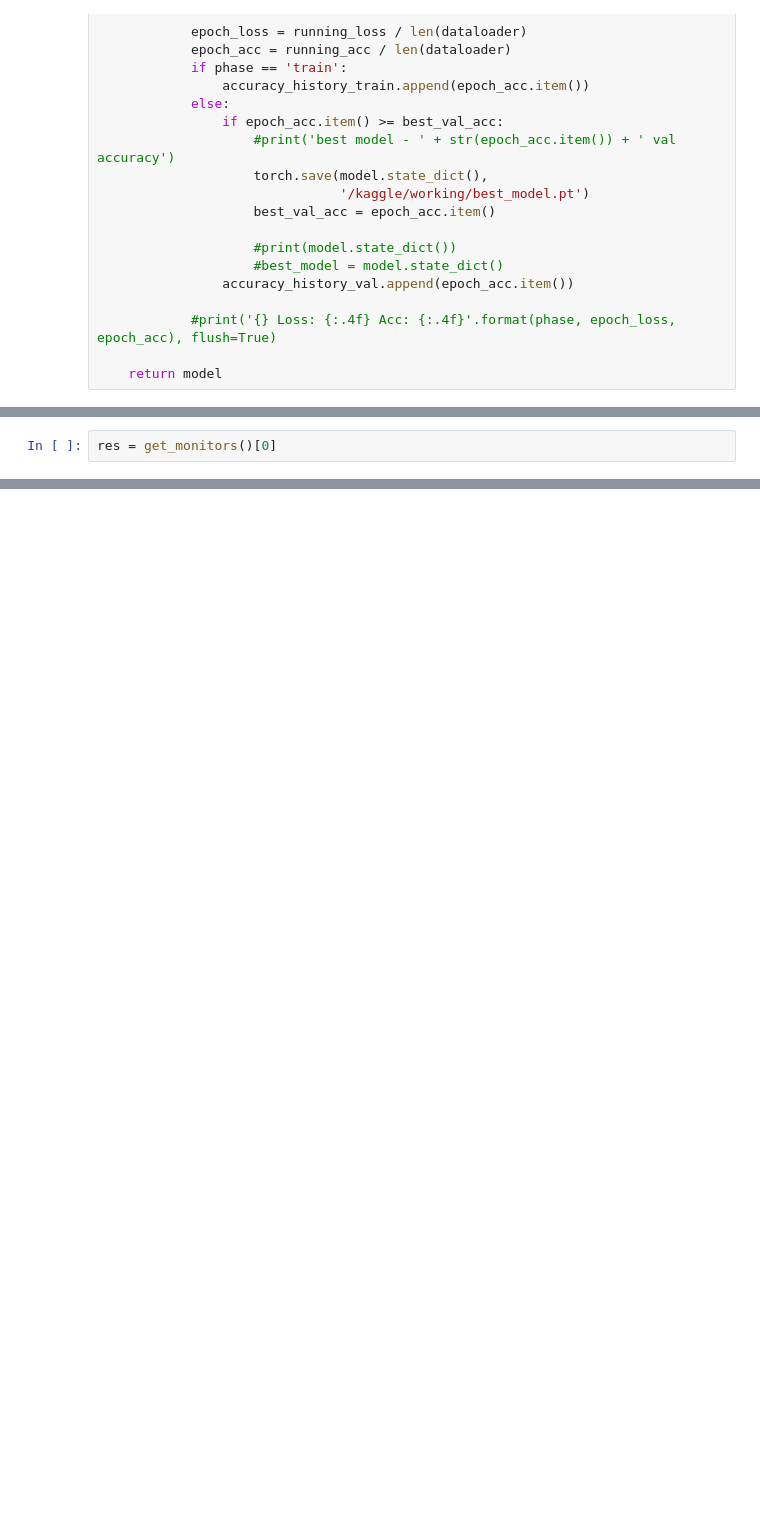
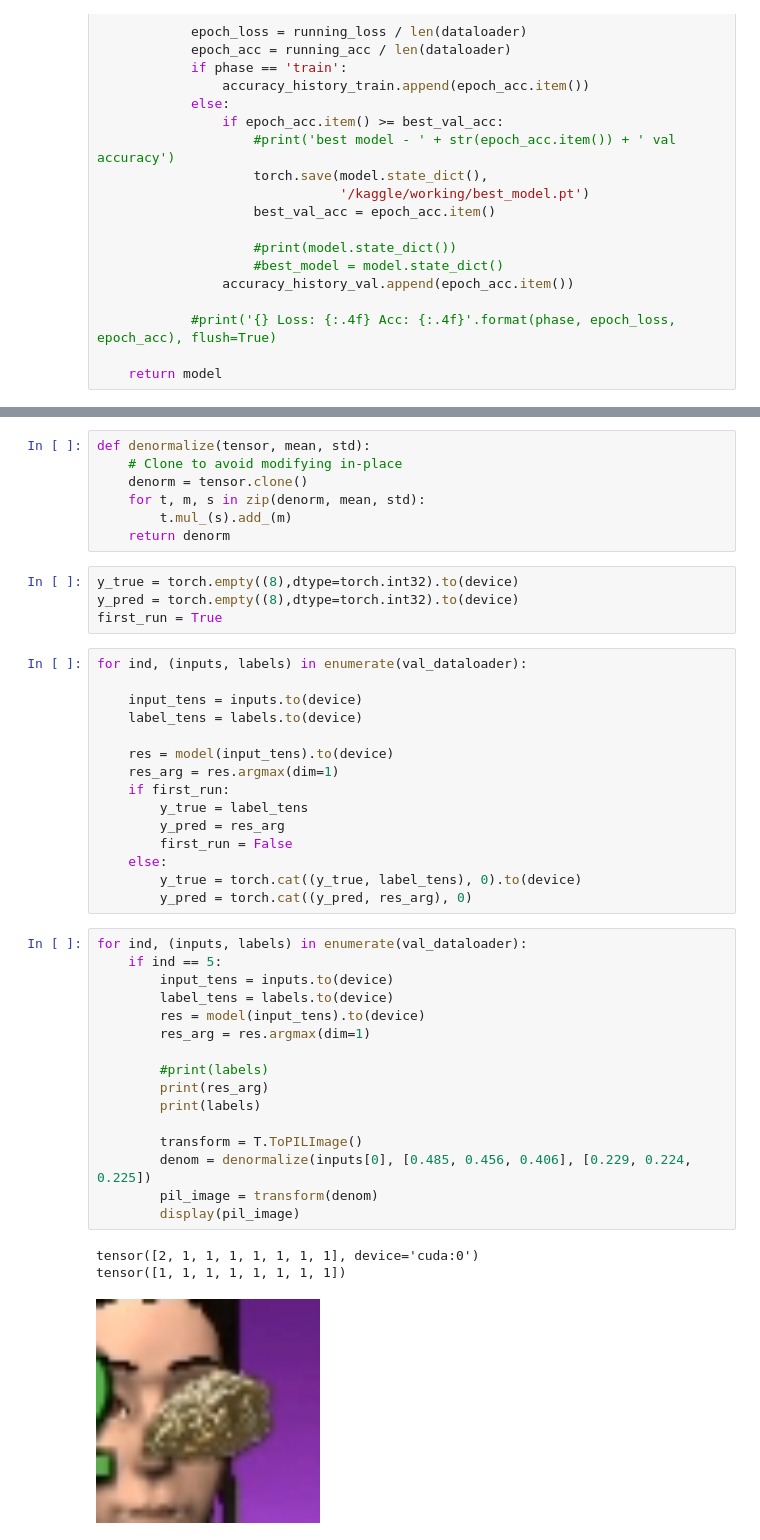
Before and after one commit to IldarAltynbaev/catan_helper, a Jupyter notebook: resnet_training.ipynb, the cells around one changed output, grey strips where cells are left out. Saved outputs shown, nothing was run; the diff lists cells and outputs as text; blank space fills up the shorter version.

```diff
--- a/resnet_training.ipynb
+++ b/resnet_training.ipynb
@@ -307,2 +292,0 @@ Monitor 2: 1920x1080 (x=-1920, y=0)
-# %%
-res = get_monitors()[0]
@@ -312,0 +313,46 @@ res[0].height
+# %%
+def denormalize(tensor, mean, std):
+    # Clone to avoid modifying in-place
+    denorm = tensor.clone()
+    for t, m, s in zip(denorm, mean, std):
+        t.mul_(s).add_(m)
+    return denorm
+# %%
+y_true = torch.empty((8),dtype=torch.int32).to(device)
+y_pred = torch.empty((8),dtype=torch.int32).to(device)
+first_run = True
+# %%
+for ind, (inputs, labels) in enumerate(val_dataloader):
+
+    input_tens = inputs.to(device)
+    label_tens = labels.to(device)
+
+    res = model(input_tens).to(device)
+    res_arg = res.argmax(dim=1)
+    if first_run:
+        y_true = label_tens
+        y_pred = res_arg
+        first_run = False
+    else:
+        y_true = torch.cat((y_true, label_tens), 0).to(device)
+        y_pred = torch.cat((y_pred, res_arg), 0)
+# %%
+for ind, (inputs, labels) in enumerate(val_dataloader):
+    if ind == 5:
+        input_tens = inputs.to(device)
+        label_tens = labels.to(device)
+        res = model(input_tens).to(device)
+        res_arg = res.argmax(dim=1)
+
+        #print(labels)
+        print(res_arg)
+        print(labels)
+
+        transform = T.ToPILImage()
+        denom = denormalize(inputs[0], [0.485, 0.456, 0.406], [0.229, 0.224, 0.225])
+        pil_image = transform(denom)
+        display(pil_image)
+# %% [output]
+tensor([2, 1, 1, 1, 1, 1, 1, 1], device='cuda:0')
+tensor([1, 1, 1, 1, 1, 1, 1, 1])
+[figure, added]
```
Also changed, not shown: parts of 15 cells of this notebook.
